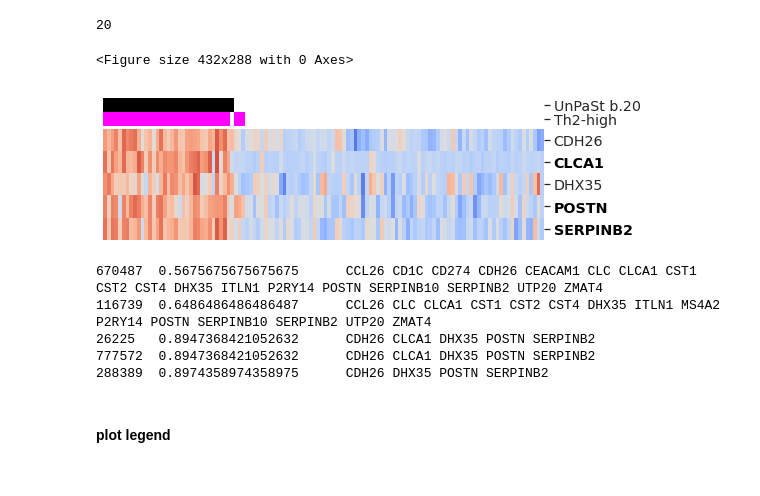
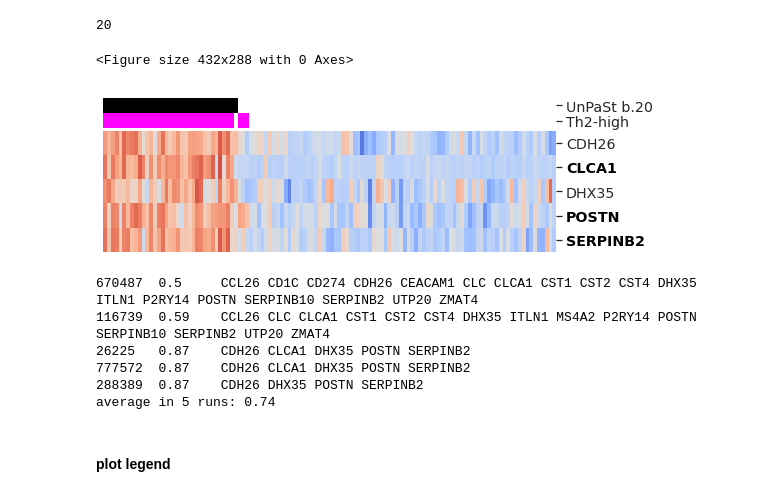
Before and after one commit to ozolotareva/unpast_paper, a Jupyter notebook: notebooks/asthma_analysis.ipynb, the cells around one changed output. Cells and saved outputs as stored; diff of their text form; code cells hidden in the pictures.

Commit message:
asthma biclustering results analysis

```diff
--- a/notebooks/asthma_analysis.ipynb
+++ b/notebooks/asthma_analysis.ipynb
@@ -78,58 +76,68 @@ sns.set(font_scale=1.3)
 color_dict = OrderedDict()
 
 color_dict["Th2-high"] = OrderedDict()
 color_dict["Th2-high"]["Th2-high"] = "magenta"
 color_dict["Th2-high"]["Th2-low"] = "white"
 
 plt.figure()
 sns_plot,col_order,(row_colors, col_colors) = draw_heatmap2(exprs.loc[sorted(genes),:],
                                                             unpast_biclusters.loc[[bm_id],:],
                  annot=a,
                  color_dict=color_dict,
                  figsize = (8,2.5),
                  dendrogram_ratio=(0.01,0.01),
                  colors_ratio=(0,0.1),
                  legend_n_cols=0,
                  no_cbar=True,
                  cluster_rows=False,
                  xlabel = "",
                  col_labels = False,
                  row_labels = True,
                  highlight_row_labels=["POSTN","CLCA1","SERPINB2"],
                  #col_range=(-3,3),
                  bic_prefix = "UnPaSt b.")
 tmp = sns_plot.ax_heatmap.set_yticklabels(sns_plot.ax_heatmap.get_yticklabels(), rotation=0)
 #tmp = sns_plot.fig.suptitle('GSE4302, UnPaSt')
 
 fig_name = "Fig3_E_GSE4302_UnPaSt"
-for ext in ["png","pdf","svg"]:
+for ext in ["pdf","svg"]:
     plt.savefig(img_path+"/"+fig_name+"."+ext, dpi=300, transparent=True)
 # %% [output]
 <Figure size 432x288 with 0 Axes>
-[figure, old version]
+[figure, new version]
 # %%
 cseed = 42
 n_runs = 5
 seeds = []
 random.seed(cseed)
+p = []
 for i in range(n_runs):
     seeds.append(random.randint(0,1000000))
     seed = seeds[i]
     fname = "asthma_GSE4302.seed="+str(seed)+".bin=kmeans,pval=0.01,clust=WGCNA,direction=DOWN-UP,ds=3,dch=0.995,max_power=10,precluster=True.biclusters.tsv"
-    #unpast_biclusters = read_bic_table("../../results_on_real_data_tuned_v2/optimized_GSE4302/"+fname)
     unpast_biclusters = read_bic_table(bic_path+"/GSE4302/UnPaSt/optimized_ARI/"+fname)
+    #unpast_biclusters = read_bic_table(unpast_bic_path+fname)
 
-    performance, best_matches = calculate_perfromance(unpast_biclusters, known_groups, set(anno.index.values))
+    performance, best_matches = calculate_perfromance(unpast_biclusters,
+                                                      known_groups,
+                                                      set(anno.index.values),
+                                                      adjust_pvals="BH",
+                                                      performance_measure="ARI")
     bm_id = best_matches["bm_id"].values[0]
-    print("\t".join([str(seed),str(performance[0]),
+    p.append(performance[0])
+    print("\t".join([str(seed),str(round(performance[0],2)),
                      " ".join(sorted(unpast_biclusters.loc[bm_id,"genes"]))
                     ]))
+
+
+print("average in %s runs: %.2f"%(n_runs, sum(p)/n_runs))
 # %% [output]
-670487  0.5675675675675675      CCL26 CD1C CD274 CDH26 CEACAM1 CLC CLCA1 CST1 CST2 CST4 DHX35 ITLN1 P2RY14 POSTN SERPINB10 SERPINB2 UTP20 ZMAT4
-116739  0.6486486486486487      CCL26 CLC CLCA1 CST1 CST2 CST4 DHX35 ITLN1 MS4A2 P2RY14 POSTN SERPINB10 SERPINB2 UTP20 ZMAT4
-26225   0.8947368421052632      CDH26 CLCA1 DHX35 POSTN SERPINB2
-777572  0.8947368421052632      CDH26 CLCA1 DHX35 POSTN SERPINB2
-288389  0.8974358974358975      CDH26 DHX35 POSTN SERPINB2
+670487  0.5     CCL26 CD1C CD274 CDH26 CEACAM1 CLC CLCA1 CST1 CST2 CST4 DHX35 ITLN1 P2RY14 POSTN SERPINB10 SERPINB2 UTP20 ZMAT4
+116739  0.59    CCL26 CLC CLCA1 CST1 CST2 CST4 DHX35 ITLN1 MS4A2 P2RY14 POSTN SERPINB10 SERPINB2 UTP20 ZMAT4
+26225   0.87    CDH26 CLCA1 DHX35 POSTN SERPINB2
+777572  0.87    CDH26 CLCA1 DHX35 POSTN SERPINB2
+288389  0.87    CDH26 DHX35 POSTN SERPINB2
+average in 5 runs: 0.74
 # %% [markdown]
 ####  plot legend
 # %%
```
Also changed, not shown: parts of 44 cells of this notebook.
